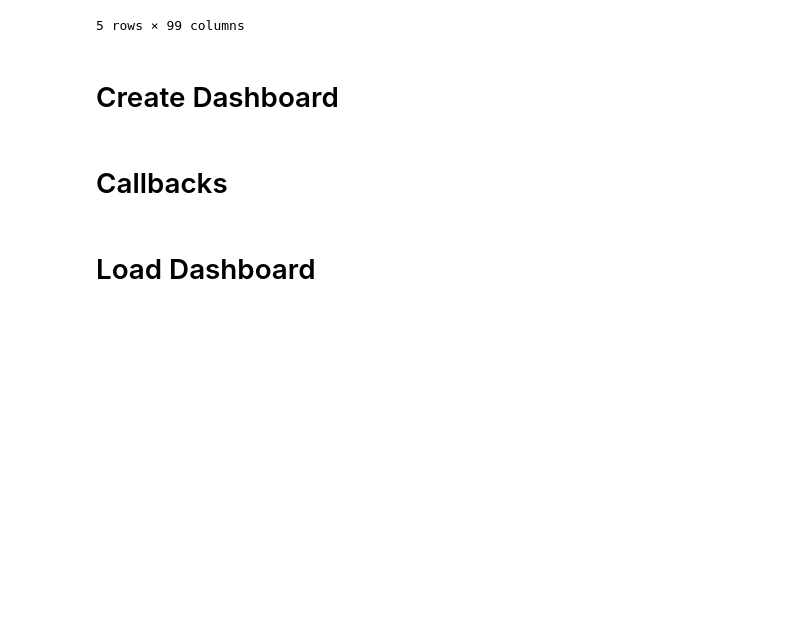
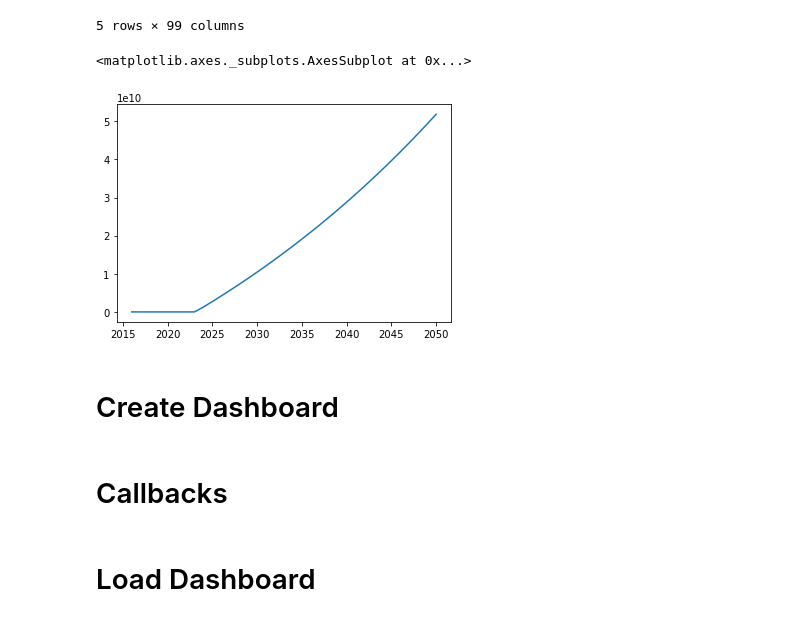
Before and after one commit to floristevito/DashSD, a Jupyter notebook: AdditionalSources/DashSD.ipynb, the cells around one changed output. Drawn from its saved outputs; the diff is of its cells as text; code cells hidden in the pictures; blank space fills up the shorter version.

```diff
--- a/AdditionalSources/DashSD.ipynb
+++ b/AdditionalSources/DashSD.ipynb
@@ -32,6 +32,11 @@ base.head()
 | 2019.0 | 2019.0 | 0.0 | 0.0 | -0.6 | 0.45 | ... |
 | 2020.0 | 2020.0 | 0.0 | 0.0 | -0.6 | 0.45 | ... |
 5 rows × 99 columns
+# %%
+base["Agricultural water shortage"].plot()
+# %% [output]
+<matplotlib.axes._subplots.AxesSubplot at 0x...>
+[figure, added]
 # %% [markdown]
 <h1> Create Dashboard</h1>
 # %%
```
Also changed, not shown: parts of 1 cell of this notebook, 1 other file.
